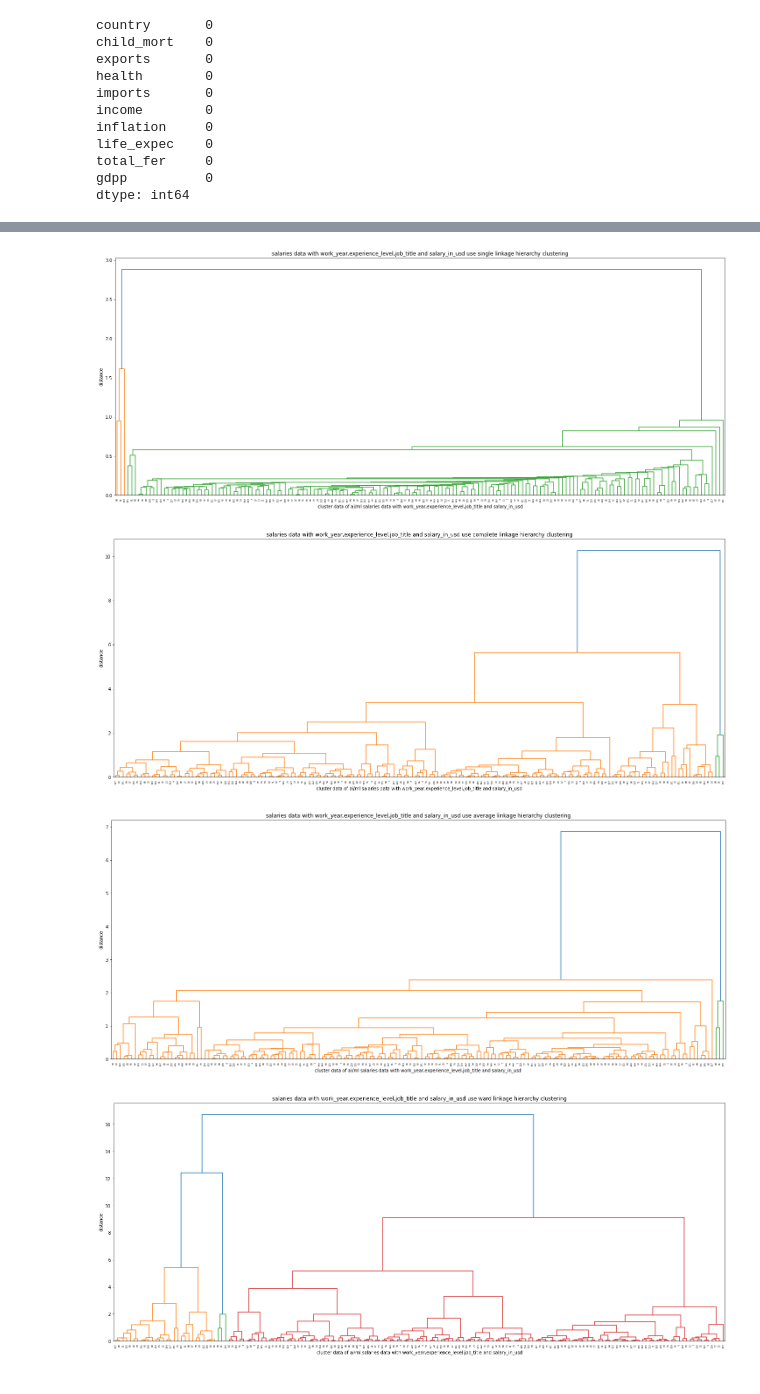
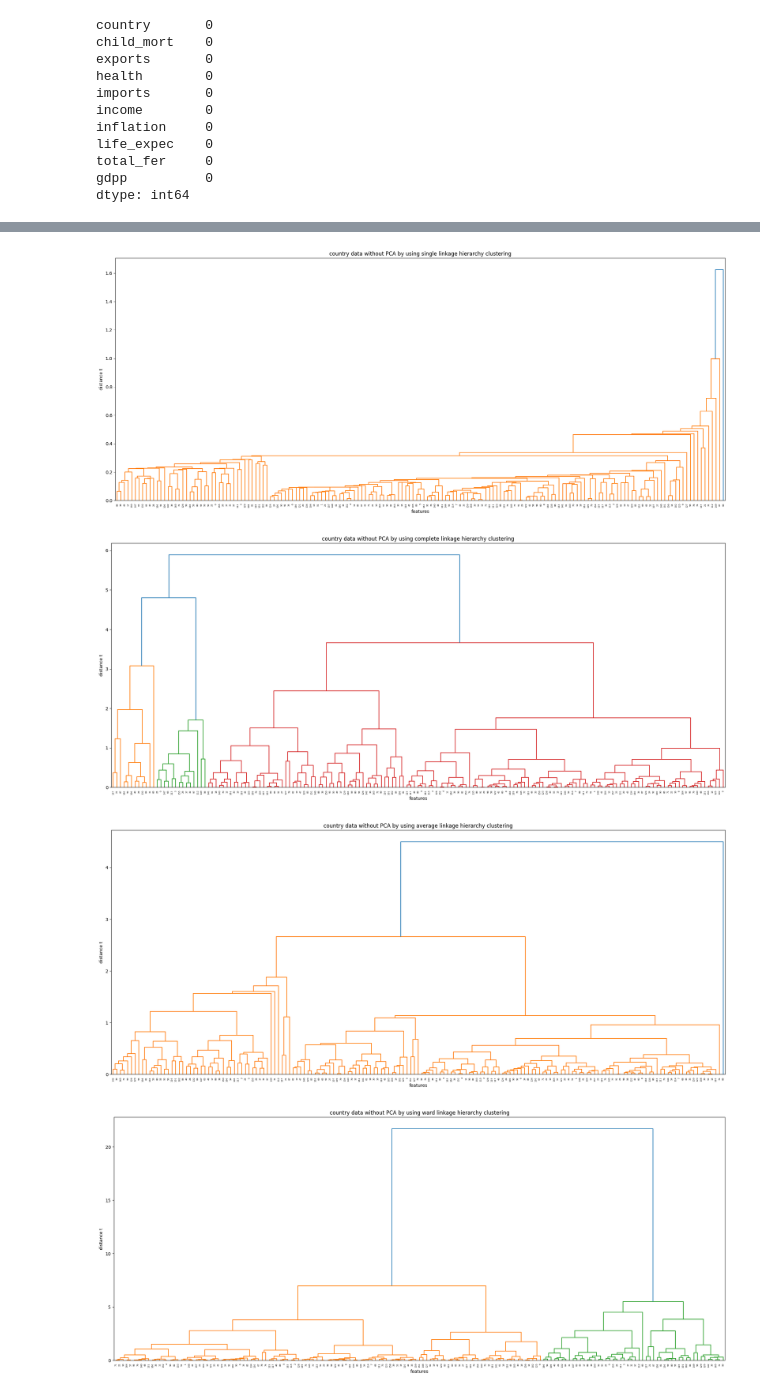
Before and after one commit to sahathat/dataSci, a Jupyter notebook: machineLearning/unsupervised/G7-Country-Datasets.ipynb, the cells around one changed output, grey strips where cells are left out. Cells and saved outputs as stored; diff of their text form; code cells hidden in the pictures.

```diff
--- a/machineLearning/unsupervised/G7-Country-Datasets.ipynb
+++ b/machineLearning/unsupervised/G7-Country-Datasets.ipynb
@@ -85,5 +86,5 @@ plt.show()
 # %%
-columns = ["exports","imports"]
+columns = ["life_expec","total_fer"]
 
 selected_df = df[columns].copy()
 selected_df
@@ -111,34 +112,34 @@ features = std.fit_transform(selected_df)
 # %%
 # heirarchy cluster
 from scipy.cluster.hierarchy import linkage
 from scipy.cluster.hierarchy import dendrogram
 import matplotlib
 from matplotlib import pyplot as plt
 import numpy as np
 from numpy import arange
 
 # Create a linkage object.
 methods = ['single','complete','average','ward']
 linkage_col = dict()
 for method in methods:
     # Create the figure and set it's size.
     plt.figure(figsize=(25,10))
 
     linkage_col[method] = linkage(features, method=method)
 
 
     # Make a dendrogram from the linkage object.
     dendrogram(linkage_col[method], orientation='top', distance_sort='descending')
 
-    plt.xlabel("cluster data of ai/ml salaries data with work_year,experience_level,job_title and salary_in_usd")
-    plt.ylabel("distance")
-    plt.title(f"salaries data with work_year,experience_level,job_title and salary_in_usd use {method} linkage hierarchy clustering")
+    plt.xlabel("features")
+    plt.ylabel("distance t")
+    plt.title(f"country data without PCA by using {method} linkage hierarchy clustering")
     plt.show()
 # %% [output]
-[figure, old version]
+[figure, new version]
-[figure, old version]
+[figure, new version]
-[figure, old version]
+[figure, new version]
-[figure, old version]
+[figure, new version]
 # %%
 # Determine the clusters using fcluster
 from scipy.cluster.hierarchy import fcluster
```
Also changed, not shown: parts of 12 cells of this notebook, 1 other file.
